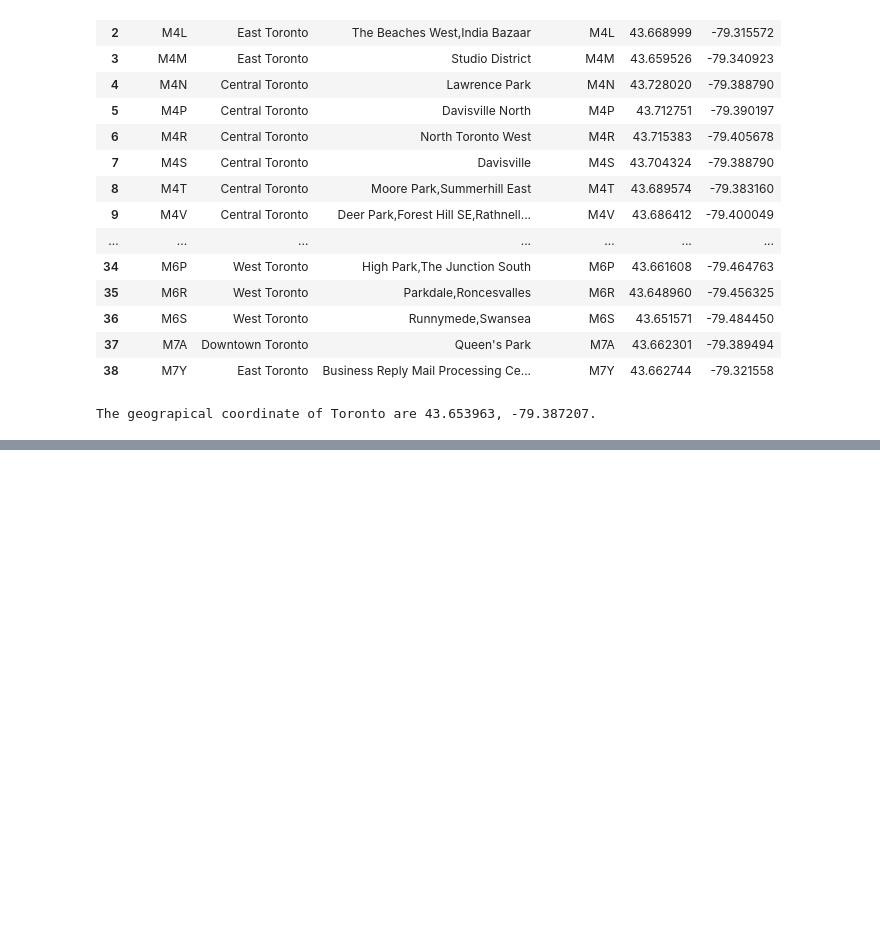
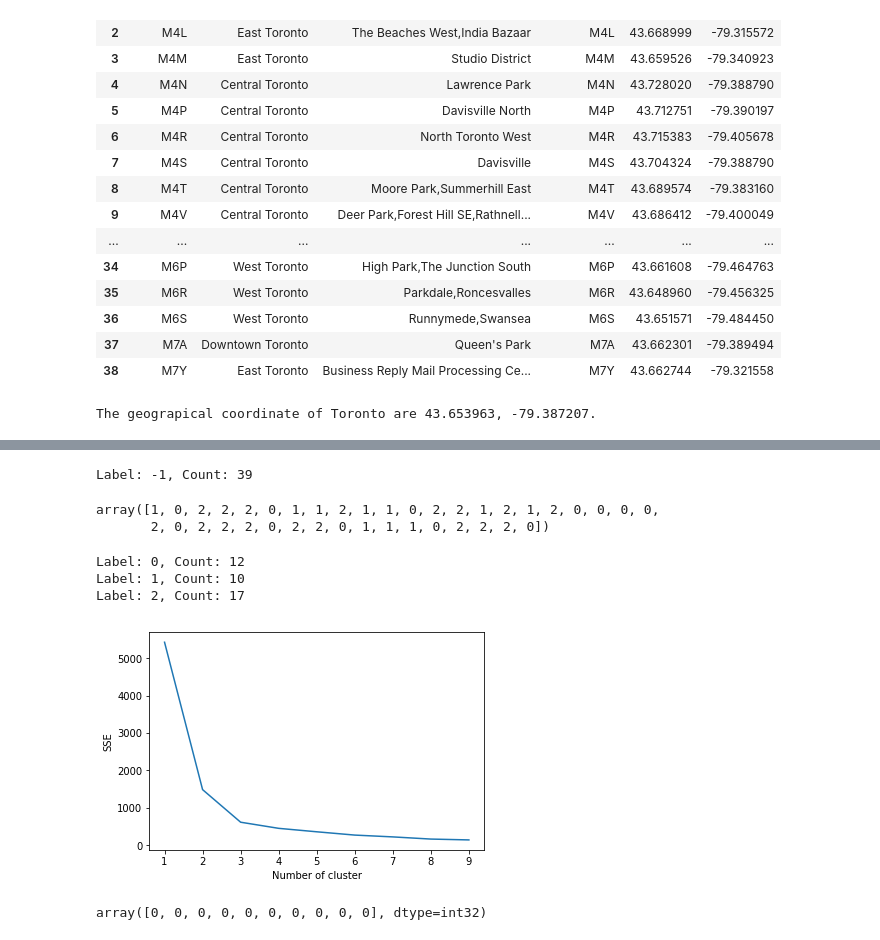
Before and after one commit to Avik-Data/Coursera_Capstone, a Jupyter notebook: Toronto neighborhood Analysis.ipynb, the cells around one changed output, grey strips where cells are left out. Cells and saved outputs as stored; diff of their text form; code cells hidden in the pictures; blank space fills up the shorter version.

```diff
--- a/Toronto neighborhood Analysis.ipynb
+++ b/Toronto neighborhood Analysis.ipynb
@@ -229,0 +290,2 @@ CLIENT_SECRET:LAX2X2AGVTS4WL2XGF1X135UBVHDPJQKHZYQX5QO03OG2ISS
+# %%
+results = requests.get(url).json()
@@ -229,0 +544,22 @@ CLIENT_SECRET:LAX2X2AGVTS4WL2XGF1X135UBVHDPJQKHZYQX5QO03OG2ISS
+# %%
+# create new dataframe with top 10 venues
+num_top_venues = 10
+
+indicators = ['st', 'nd', 'rd']
+
+# create columns according to number of top venues
+columns = ['Neighbourhood']
+for ind in np.arange(num_top_venues):
+    try:
+        columns.append('{}{} Most Common Venue'.format(ind+1, indicators[ind]))
+    except:
+        columns.append('{}th Most Common Venue'.format(ind+1))
+
+# create a new dataframe
+neighborhoods_venues_sorted_order = pd.DataFrame(columns=columns)
+neighborhoods_venues_sorted_order['Neighbourhood'] = toronto_grouped['Neighbourhood']
+
+for ind in np.arange(toronto_grouped.shape[0]):
+    neighborhoods_venues_sorted_order.iloc[ind, 1:] = return_most_common_venues(toronto_grouped.iloc[ind, :], num_top_venues)
+#neighborhoods_venues_sorted = neighborhoods_venues_sorted_order
+neighborhoods_venues_sorted_order.head()
@@ -229,0 +766,4 @@ CLIENT_SECRET:LAX2X2AGVTS4WL2XGF1X135UBVHDPJQKHZYQX5QO03OG2ISS
+# %%
+# drop all categories and keep only super categories
+super_col = ['Neighbourhood','Restaurant_yes','Bar_yes','Snack_yes']
+toronto_onehot_drop = toronto_onehot_upd[super_col]
@@ -229,0 +779,2 @@ CLIENT_SECRET:LAX2X2AGVTS4WL2XGF1X135UBVHDPJQKHZYQX5QO03OG2ISS
+# %%
+toronto_super_total = toronto_onehot_drop.groupby('Neighbourhood').sum().reset_index()
@@ -229,0 +811,6 @@ CLIENT_SECRET:LAX2X2AGVTS4WL2XGF1X135UBVHDPJQKHZYQX5QO03OG2ISS
+# %%
+unique, counts = np.unique(db_scan.labels_, return_counts=True)
+for i in range(0,len(unique)):
+    print('Label: {}, Count: {}'.format(unique[i],counts[i]))
+# %% [output]
+Label: -1, Count: 39
@@ -229,0 +823,44 @@ CLIENT_SECRET:LAX2X2AGVTS4WL2XGF1X135UBVHDPJQKHZYQX5QO03OG2ISS
+# %%
+agglom.labels_
+# %% [output]
+array([1, 0, 2, 2, 2, 0, 1, 1, 2, 1, 1, 0, 2, 2, 1, 2, 1, 2, 0, 0, 0, 0,
+       2, 0, 2, 2, 2, 0, 2, 2, 0, 1, 1, 1, 0, 2, 2, 2, 0])
+# %%
+unique, counts = np.unique(agglom.labels_, return_counts=True)
+for i in range(0,len(unique)):
+    print('Label: {}, Count: {}'.format(unique[i],counts[i]))
+# %% [output]
+Label: 0, Count: 12
+Label: 1, Count: 10
+Label: 2, Count: 17
+# %%
+#Kmeans Clustering
+#toronto_grouped_clustering_km = toronto_grouped.drop('Neighbourhood', 1)
+toronto_grouped_clustering_km = toronto_super_total.drop('Neighbourhood', 1)
+sse={}
+for k in range(1,10):
+    # run k-means clustering
+    kmeans_loop = KMeans(init='k-means++',n_clusters=k, random_state=0,n_init=15).fit(toronto_grouped_clustering_km)
+    sse[k]=kmeans_loop.inertia_
+
+plt.figure()
+plt.plot(list(sse.keys()), list(sse.values()))
+plt.xlabel("Number of cluster")
+plt.ylabel("SSE")
+plt.show()
+# %% [output]
+[figure, added]
+# %%
+#Cluster Neighborhoods
+# set number of clusters
+kclusters = 2
+
+toronto_grouped_clustering = toronto_grouped.drop('Neighbourhood', 1)
+
+# run k-means clustering
+kmeans = KMeans(n_clusters=kclusters, random_state=0).fit(toronto_grouped_clustering)
+
+# check cluster labels generated for each row in the dataframe
+kmeans.labels_[0:10]
+# %% [output]
+array([0, 0, 0, 0, 0, 0, 0, 0, 0, 0], dtype=int32)
```
Also changed, not shown: parts of 74 cells of this notebook.
